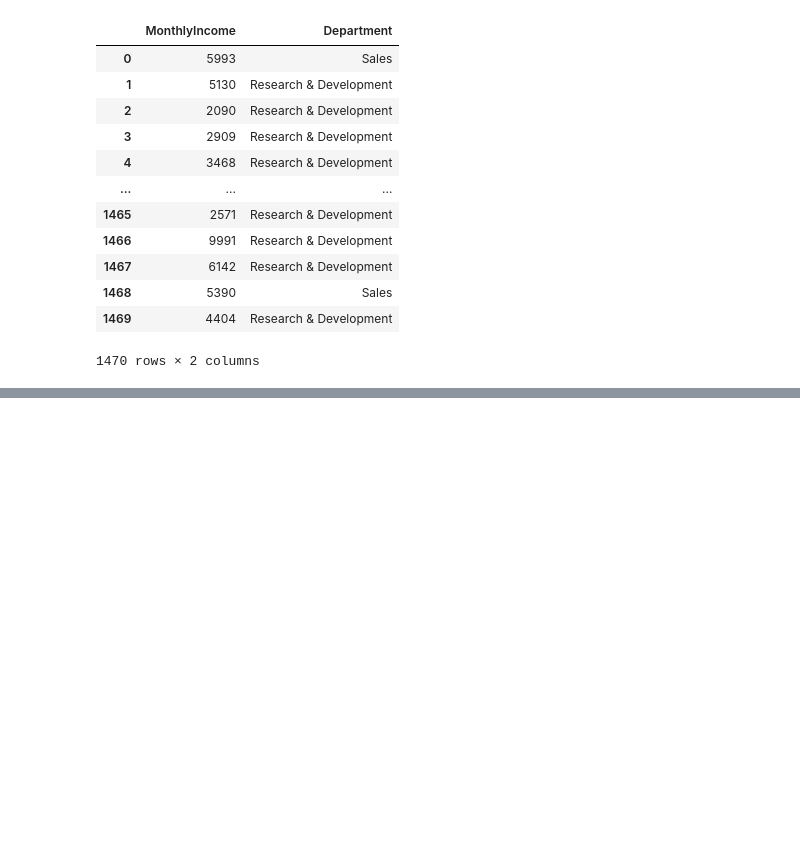
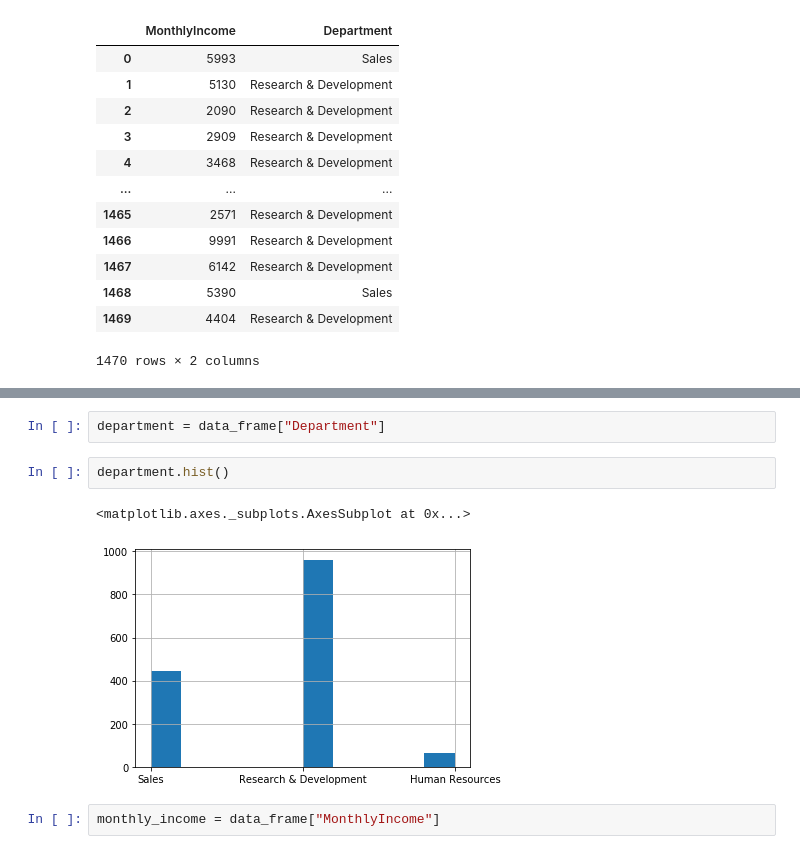
Before and after one commit to infoshareacademy/jdsz4-dept, a Jupyter notebook: projekt_python/Python_pandas_analiza_bazy_MonthlyIncome_Department.ipynb, the cells around one changed output, grey strips where cells are left out. Cells and saved outputs as stored; diff of their text form; blank space fills up the shorter version.

```diff
--- a/projekt_python/Python_pandas_analiza_bazy_MonthlyIncome_Department.ipynb
+++ b/projekt_python/Python_pandas_analiza_bazy_MonthlyIncome_Department.ipynb
@@ -112,0 +81,9 @@ data_frame[["MonthlyIncome", "Department"]]
+# %%
+department = data_frame["Department"]
+# %%
+department.hist()
+# %% [output]
+<matplotlib.axes._subplots.AxesSubplot at 0x...>
+[figure, added]
+# %%
+monthly_income = data_frame["MonthlyIncome"]
```
Also changed, not shown: parts of 22 cells of this notebook.
